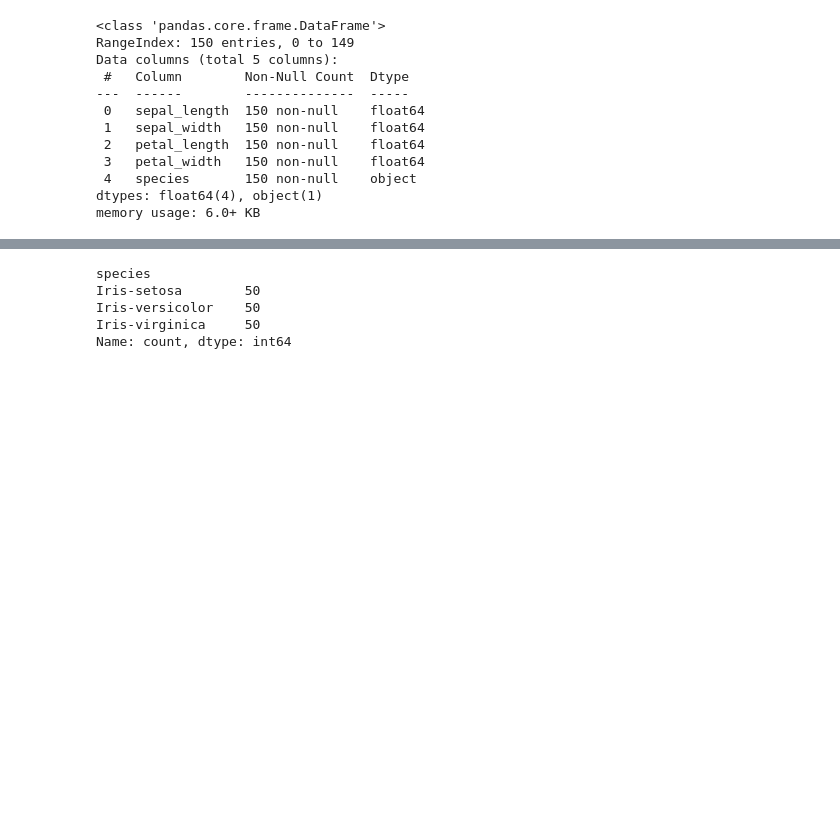
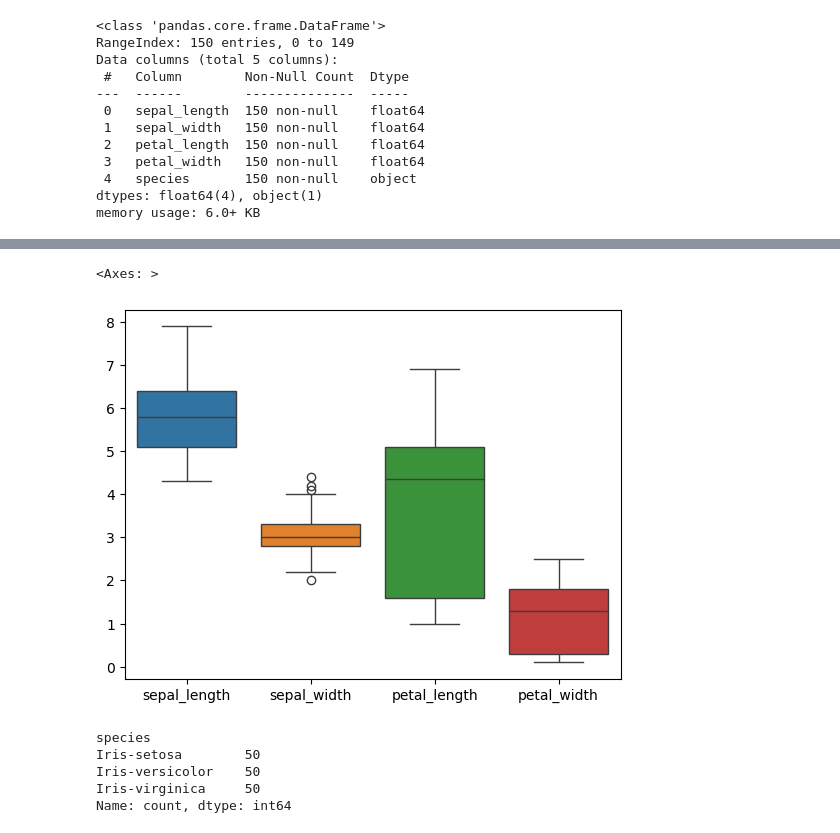
Before and after one commit to haezeong/fintech_service, a Jupyter notebook: 07_DeepLearning/02_텐서플로우_다중분류하기.ipynb, the cells around one changed output, grey strips where cells are left out. Drawn from its saved outputs; the diff is of its cells as text; code cells hidden in the pictures; blank space fills up the shorter version.

```diff
--- a/07_DeepLearning/02_텐서플로우_다중분류하기.ipynb
+++ b/07_DeepLearning/02_텐서플로우_다중분류하기.ipynb
@@ -33,3 +45,8 @@ memory usage: 6.0+ KB
+# %%
+sns.boxplot(data)
+# %% [output]
+<Axes: >
+[figure, added]
 # %%
 data['species'].value_counts()
 # %% [output]
```
Also changed, not shown: parts of 33 cells of this notebook, 8 other files.
